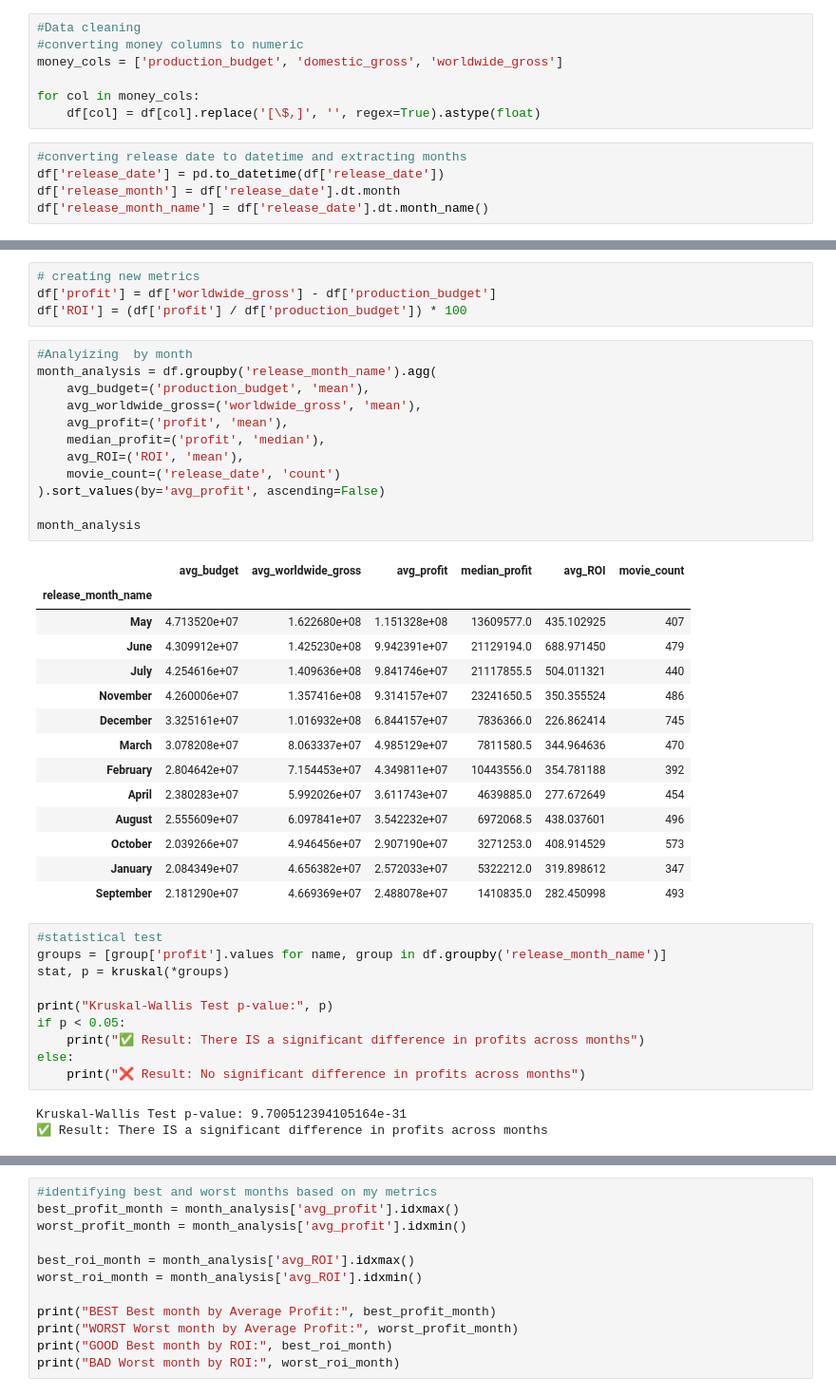
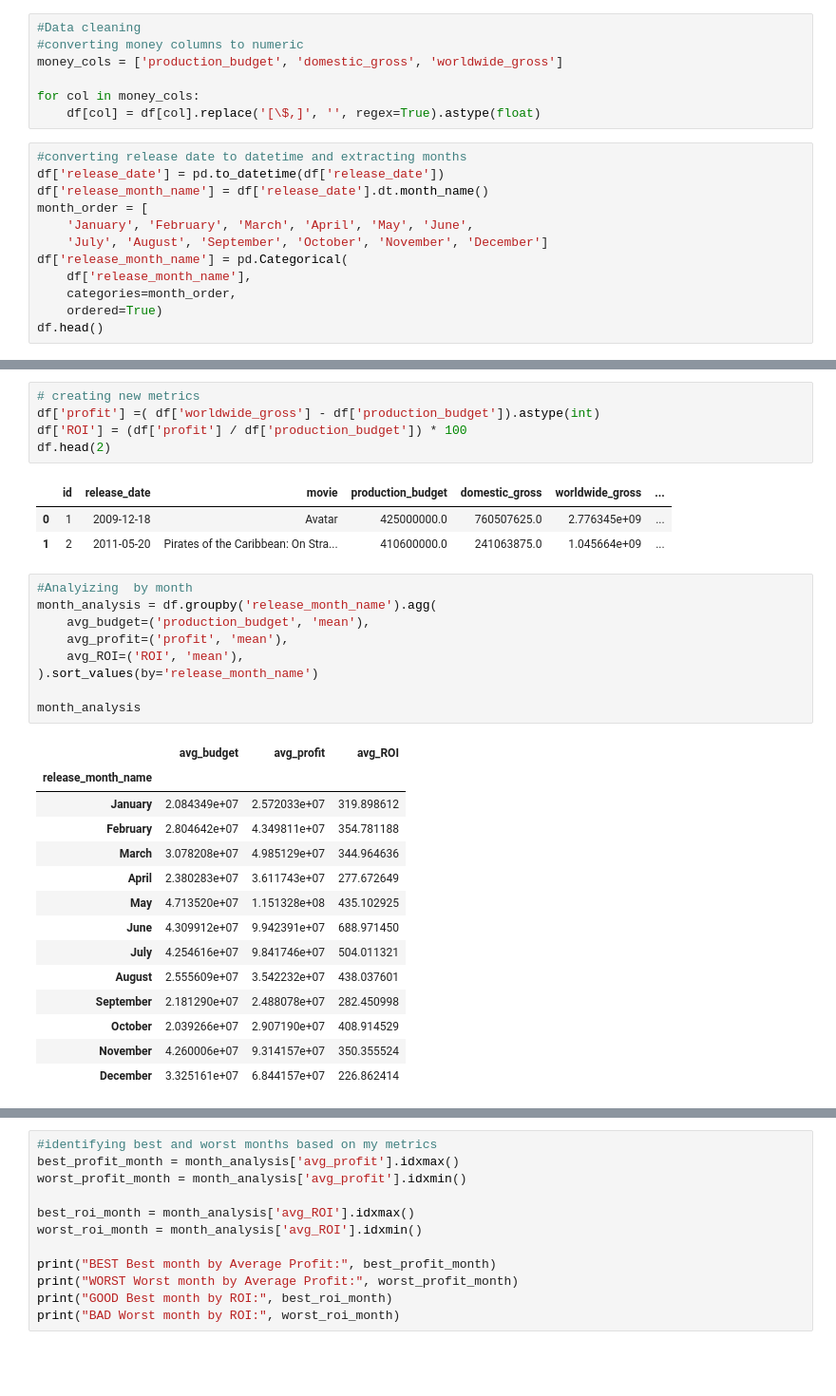
Before and after one commit to Christine-Muhoro/movie_group_project, a Jupyter notebook: notebooks/axle.ipynb, the cells around one changed output, grey strips where cells are left out. Shown at 95% size. Saved outputs shown, nothing was run; the diff lists cells and outputs as text; blank space fills up the shorter version.

```diff
--- a/notebooks/axle.ipynb
+++ b/notebooks/axle.ipynb
@@ -391,5 +391,12 @@ for col in money_cols:
 # %%
 #converting release date to datetime and extracting months
 df['release_date'] = pd.to_datetime(df['release_date'])
-df['release_month'] = df['release_date'].dt.month
 df['release_month_name'] = df['release_date'].dt.month_name()
+month_order = [
+    'January', 'February', 'March', 'April', 'May', 'June',
+    'July', 'August', 'September', 'October', 'November', 'December']
+df['release_month_name'] = pd.Categorical(
+    df['release_month_name'],
+    categories=month_order,
+    ordered=True)
+df.head()
@@ -396,44 +410,33 @@ df['release_month_name'] = df['release_date'].dt.month_name()
 # %%
 # creating new metrics
-df['profit'] = df['worldwide_gross'] - df['production_budget']
+df['profit'] =( df['worldwide_gross'] - df['production_budget']).astype(int)
 df['ROI'] = (df['profit'] / df['production_budget']) * 100
+df.head(2)
+# %% [output]
+|  | id | release_date | movie | production_budget | domestic_gross | worldwide_gross | ... |
+| 0 | 1 | 2009-12-18 | Avatar | 425000000.0 | 760507625.0 | 2.776345e+09 | ... |
+| 1 | 2 | 2011-05-20 | Pirates of the Caribbean: On Stra... | 410600000.0 | 241063875.0 | 1.045664e+09 | ... |
 # %%
 #Analyizing  by month
 month_analysis = df.groupby('release_month_name').agg(
     avg_budget=('production_budget', 'mean'),
-    avg_worldwide_gross=('worldwide_gross', 'mean'),
     avg_profit=('profit', 'mean'),
-    median_profit=('profit', 'median'),
     avg_ROI=('ROI', 'mean'),
-    movie_count=('release_date', 'count')
-).sort_values(by='avg_profit', ascending=False)
+).sort_values(by='release_month_name')
 
 month_analysis
 # %% [output]
-|  | avg_budget | avg_worldwide_gross | avg_profit | median_profit | avg_ROI | movie_count |
-| release_month_name |  |  |  |  |  |  |
-| May | 4.713520e+07 | 1.622680e+08 | 1.151328e+08 | 13609577.0 | 435.102925 | 407 |
-| June | 4.309912e+07 | 1.425230e+08 | 9.942391e+07 | 21129194.0 | 688.971450 | 479 |
-| July | 4.254616e+07 | 1.409636e+08 | 9.841746e+07 | 21117855.5 | 504.011321 | 440 |
-| November | 4.260006e+07 | 1.357416e+08 | 9.314157e+07 | 23241650.5 | 350.355524 | 486 |
-| December | 3.325161e+07 | 1.016932e+08 | 6.844157e+07 | 7836366.0 | 226.862414 | 745 |
-| March | 3.078208e+07 | 8.063337e+07 | 4.985129e+07 | 7811580.5 | 344.964636 | 470 |
-| February | 2.804642e+07 | 7.154453e+07 | 4.349811e+07 | 10443556.0 | 354.781188 | 392 |
-| April | 2.380283e+07 | 5.992026e+07 | 3.611743e+07 | 4639885.0 | 277.672649 | 454 |
-| August | 2.555609e+07 | 6.097841e+07 | 3.542232e+07 | 6972068.5 | 438.037601 | 496 |
-| October | 2.039266e+07 | 4.946456e+07 | 2.907190e+07 | 3271253.0 | 408.914529 | 573 |
-| January | 2.084349e+07 | 4.656382e+07 | 2.572033e+07 | 5322212.0 | 319.898612 | 347 |
-| September | 2.181290e+07 | 4.669369e+07 | 2.488078e+07 | 1410835.0 | 282.450998 | 493 |
+|  | avg_budget | avg_profit | avg_ROI |
+| release_month_name |  |  |  |
+| January | 2.084349e+07 | 2.572033e+07 | 319.898612 |
+| February | 2.804642e+07 | 4.349811e+07 | 354.781188 |
+| March | 3.078208e+07 | 4.985129e+07 | 344.964636 |
+| April | 2.380283e+07 | 3.611743e+07 | 277.672649 |
+| May | 4.713520e+07 | 1.151328e+08 | 435.102925 |
+| June | 4.309912e+07 | 9.942391e+07 | 688.971450 |
+| July | 4.254616e+07 | 9.841746e+07 | 504.011321 |
+| August | 2.555609e+07 | 3.542232e+07 | 438.037601 |
+| September | 2.181290e+07 | 2.488078e+07 | 282.450998 |
+| October | 2.039266e+07 | 2.907190e+07 | 408.914529 |
+| November | 4.260006e+07 | 9.314157e+07 | 350.355524 |
+| December | 3.325161e+07 | 6.844157e+07 | 226.862414 |
-# %%
-#statistical test
-groups = [group['profit'].values for name, group in df.groupby('release_month_name')]
-stat, p = kruskal(*groups)
-
-print("Kruskal-Wallis Test p-value:", p)
-if p < 0.05:
-    print("✅ Result: There IS a significant difference in profits across months")
-else:
-    print("❌ Result: No significant difference in profits across months")
-# %% [output]
-Kruskal-Wallis Test p-value: 9.700512394105164e-31
-✅ Result: There IS a significant difference in profits across months
```
Also changed, not shown: parts of 11 cells of this notebook.
